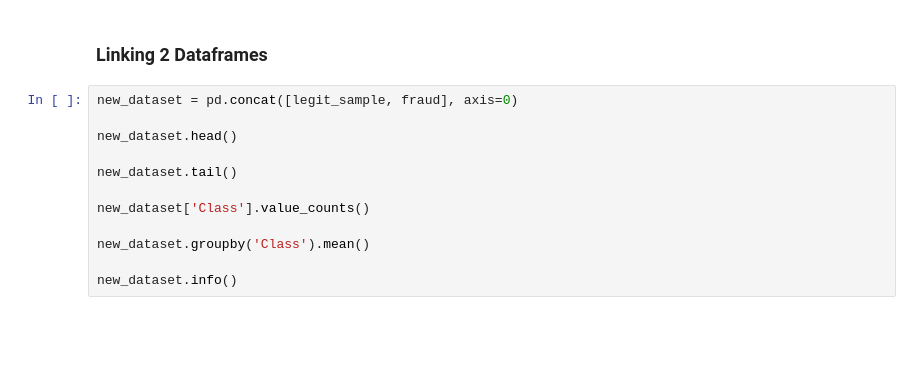
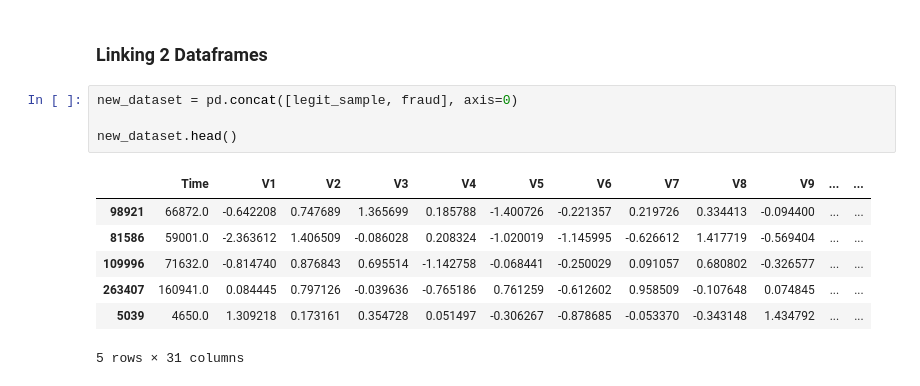
Before and after one commit to JiyaG143/pfsinterns, a Jupyter notebook: deepnote/Email_Spam_Detection_Project/Credit Card Fraud Detection.ipynb, the cells around one changed output. Drawn from its saved outputs; the diff is of its cells as text; blank space fills up the shorter version.

```diff
--- a/deepnote/Email_Spam_Detection_Project/Credit Card Fraud Detection.ipynb
+++ b/deepnote/Email_Spam_Detection_Project/Credit Card Fraud Detection.ipynb
@@ -127,12 +127,12 @@ legit_sample = legit.sample(n=492)
 # %%
 new_dataset = pd.concat([legit_sample, fraud], axis=0)
 
 new_dataset.head()
-
-new_dataset.tail()
-
-new_dataset['Class'].value_counts()
-
-new_dataset.groupby('Class').mean()
-
-new_dataset.info()
+# %% [output]
+|  | Time | V1 | V2 | V3 | V4 | V5 | V6 | V7 | V8 | V9 | ... | ... |
+| 98921 | 66872.0 | -0.642208 | 0.747689 | 1.365699 | 0.185788 | -1.400726 | -0.221357 | 0.219726 | 0.334413 | -0.094400 | ... | ... |
+| 81586 | 59001.0 | -2.363612 | 1.406509 | -0.086028 | 0.208324 | -1.020019 | -1.145995 | -0.626612 | 1.417719 | -0.569404 | ... | ... |
+| 109996 | 71632.0 | -0.814740 | 0.876843 | 0.695514 | -1.142758 | -0.068441 | -0.250029 | 0.091057 | 0.680802 | -0.326577 | ... | ... |
+| 263407 | 160941.0 | 0.084445 | 0.797126 | -0.039636 | -0.765186 | 0.761259 | -0.612602 | 0.958509 | -0.107648 | 0.074845 | ... | ... |
+| 5039 | 4650.0 | 1.309218 | 0.173161 | 0.354728 | 0.051497 | -0.306267 | -0.878685 | -0.053370 | -0.343148 | 1.434792 | ... | ... |
+5 rows × 31 columns
```
Also changed, not shown: parts of 12 cells of this notebook.
